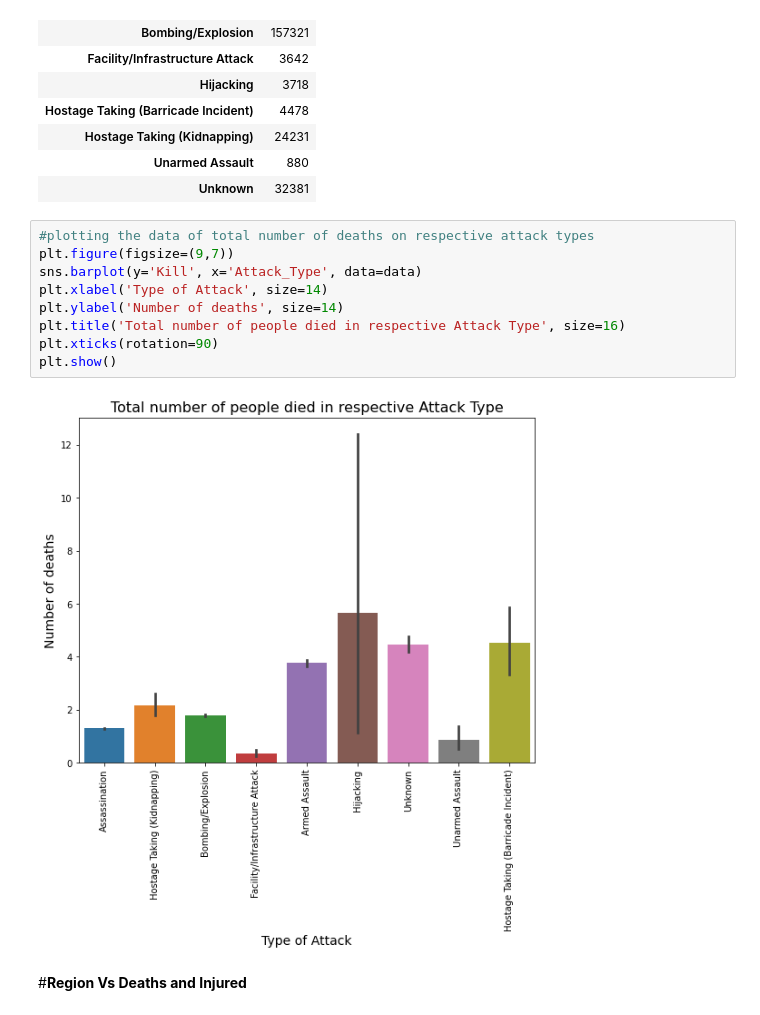
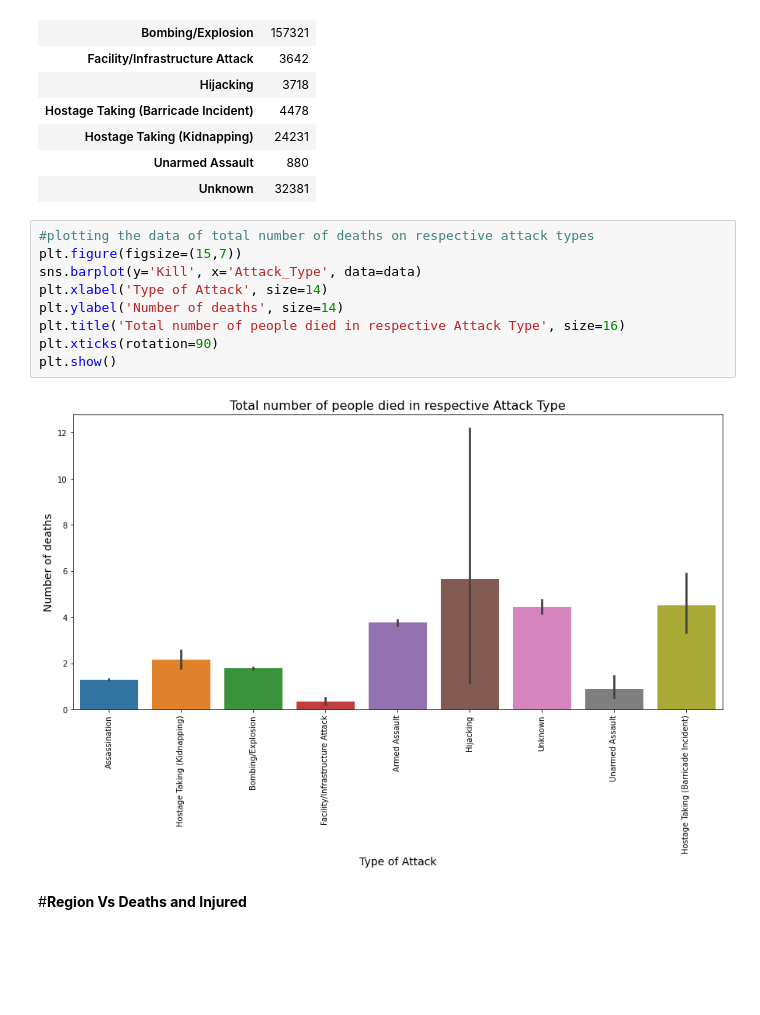
Before and after one commit to Narayan718/Global-Terrorism-Analysis, a Jupyter notebook: Global_Terrorism_Analysis.ipynb, the cells around one changed output. Drawn from its saved outputs; the diff is of its cells as text; blank space fills up the shorter version.

```diff
--- a/Global_Terrorism_Analysis.ipynb
+++ b/Global_Terrorism_Analysis.ipynb
@@ -465,15 +453,15 @@ attack_type_deaths
 | Unknown | 32381 |
 # %%
 #plotting the data of total number of deaths on respective attack types
-plt.figure(figsize=(9,7))
+plt.figure(figsize=(15,7))
 sns.barplot(y='Kill', x='Attack_Type', data=data)
 plt.xlabel('Type of Attack', size=14)
 plt.ylabel('Number of deaths', size=14)
 plt.title('Total number of people died in respective Attack Type', size=16)
 plt.xticks(rotation=90)
 plt.show()
 # %% [output]
-[figure, old version]
+[figure, new version]
 # %% [markdown]
 #**Region Vs Deaths and Injured**
 # %%
```
Also changed, not shown: parts of 15 cells of this notebook.
